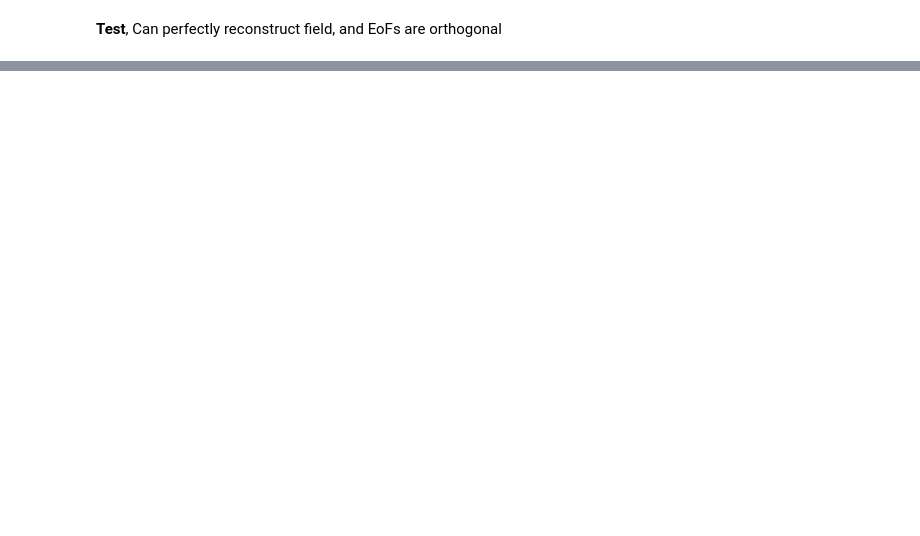
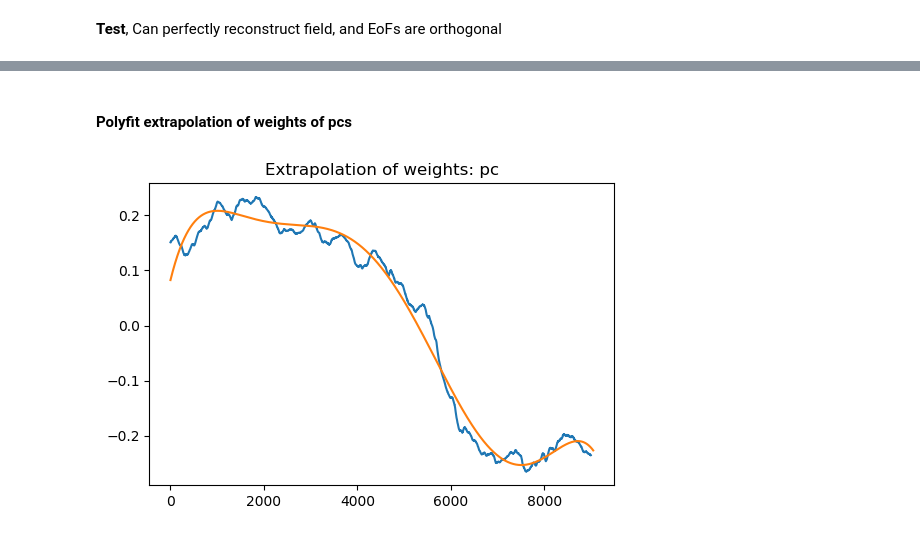
Before and after one commit to ryokurashina/jamboree2019, a Jupyter notebook: horizontal_winds/EOF_Analysis.ipynb, the cells around one changed output, grey strips where cells are left out. Drawn from its saved outputs; the diff is of its cells as text; code cells hidden in the pictures; blank space fills up the shorter version.

```diff
--- a/horizontal_winds/EOF_Analysis.ipynb
+++ b/horizontal_winds/EOF_Analysis.ipynb
@@ -37,3 +43,19 @@ def get_eofs(eof_rawdata):
     pcs = solver.pcs()
     pseudo_pcs = solver.projectField(eof_rawdata)
     return eofs, pseudo_pcs, variance_fraction
+# %%
+def pc_poly_extrapolation(pcs, polydegree, extratime):
+    """Polynomial extrapolation of pcs function"""
+    datapoints_for_fit = pcs.shape[0]
+    pcs_new = np.transpose(pcs)
+    times = np.arange(datapoints_for_fit)
+    newtimes = np.arange(datapoints_for_fit + extratime)
+    pcs_extra = []
+    # polyft for pcs
+    for i, pc in enumerate(pcs_new):
+        coefficients = np.polyfit(times, pc, polydegree)
+        pc_fitted = np.polyval(coefficients, newtimes)
+        pcs_extra.append(pc_fitted)
+    # transform extrapolated pcs into original shape
+    pcs_extra = np.array(np.transpose(pcs_extra))
+    return pcs_extra
@@ -81,0 +161,19 @@ for j in range(81):
+# %% [markdown]
+#### Polyfit extrapolation of weights of pcs
+# %%
+datapoints_for_fit = 9000
+pcs_for_fit = slice(0, 1)
+polydegree = 6
+extratime = 50
+
+pcs = pcs_x[-datapoints_for_fit:, pcs_for_fit]
+pcs_x_extra = pc_poly_extrapolation(pcs, polydegree, extratime)
+times = np.arange(pcs.shape[0])
+newtimes = np.arange(pcs_x_extra.shape[0])
+for pc, pc_extra in zip(np.transpose(pcs), np.transpose(pcs_x_extra)):
+    fig = plt.figure(dpi=100)
+    plt.plot(times, pc)
+    plt.plot(newtimes, pc_extra)
+    plt.title("Extrapolation of weights: pc")
+# %% [output]
+[figure, added]
```
Also changed, not shown: parts of 11 cells of this notebook.
